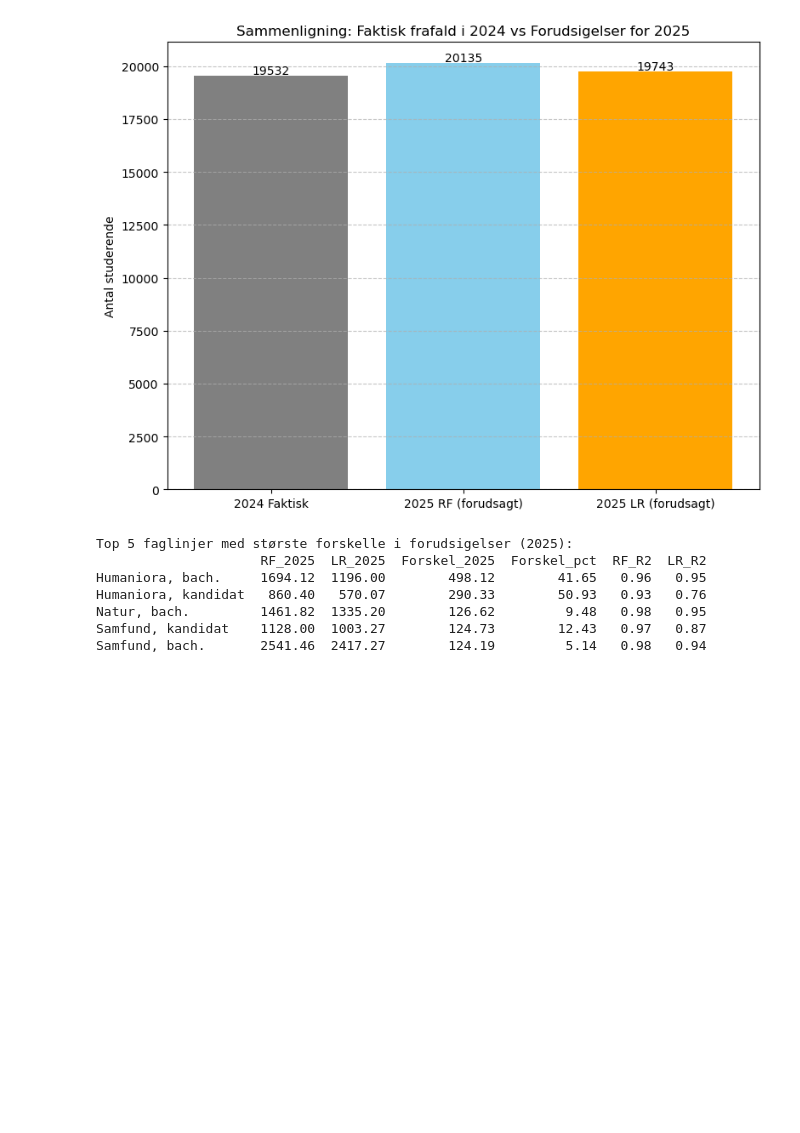
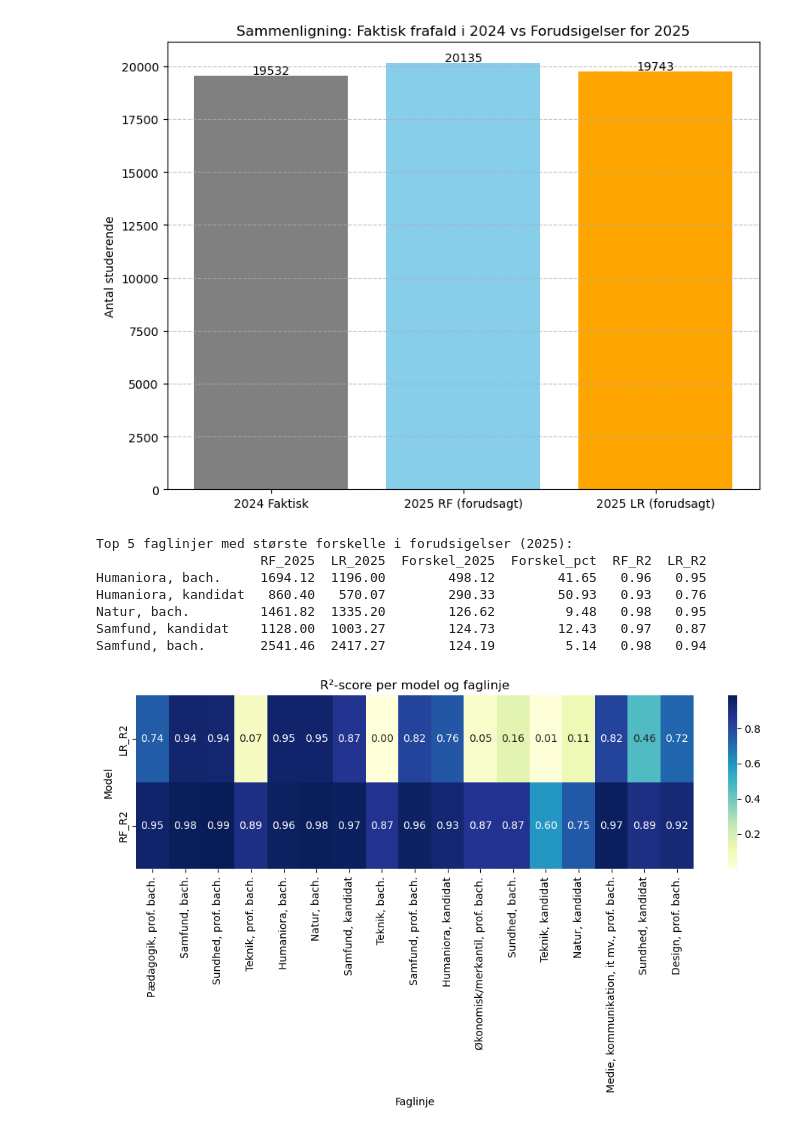
Before and after one commit to Freddo-404/Exam_BI, a Jupyter notebook: UddannelsesAnalyse_Supervised_Unsupervised.ipynb, the cells around one changed output. Saved outputs shown, nothing was run; the diff lists cells and outputs as text; code cells hidden in the pictures; blank space fills up the shorter version.

```diff
--- a/UddannelsesAnalyse_Supervised_Unsupervised.ipynb
+++ b/UddannelsesAnalyse_Supervised_Unsupervised.ipynb
@@ -267,3 +267,27 @@ Humaniora, kandidat   860.40   570.07        290.33        50.93   0.93   0.76
 Natur, bach.         1461.82  1335.20        126.62         9.48   0.98   0.95
 Samfund, kandidat    1128.00  1003.27        124.73        12.43   0.97   0.87
 Samfund, bach.       2541.46  2417.27        124.19         5.14   0.98   0.94
+# %%
+def vurder_r2(r2):
+    if r2 >= 0.9:
+        return "Meget god"
+    elif r2 >= 0.75:
+        return "God"
+    elif r2 >= 0.5:
+        return "Middel"
+    else:
+        return "Dårlig"
+
+pred_df['LR_R2_kategori'] = pred_df['LR_R2'].apply(vurder_r2)
+pred_df['RF_R2_kategori'] = pred_df['RF_R2'].apply(vurder_r2)
+# %%
+
+plt.figure(figsize=(10, 6))
+sns.heatmap(pred_df[['LR_R2', 'RF_R2']].T, cmap='YlGnBu', annot=True, fmt=".2f", cbar=True)
+plt.title("R²-score per model og faglinje")
+plt.xlabel("Faglinje")
+plt.ylabel("Model")
+plt.tight_layout()
+plt.show()
+# %% [output]
+[figure, added]
```
Also changed, not shown: parts of 1 cell of this notebook.
